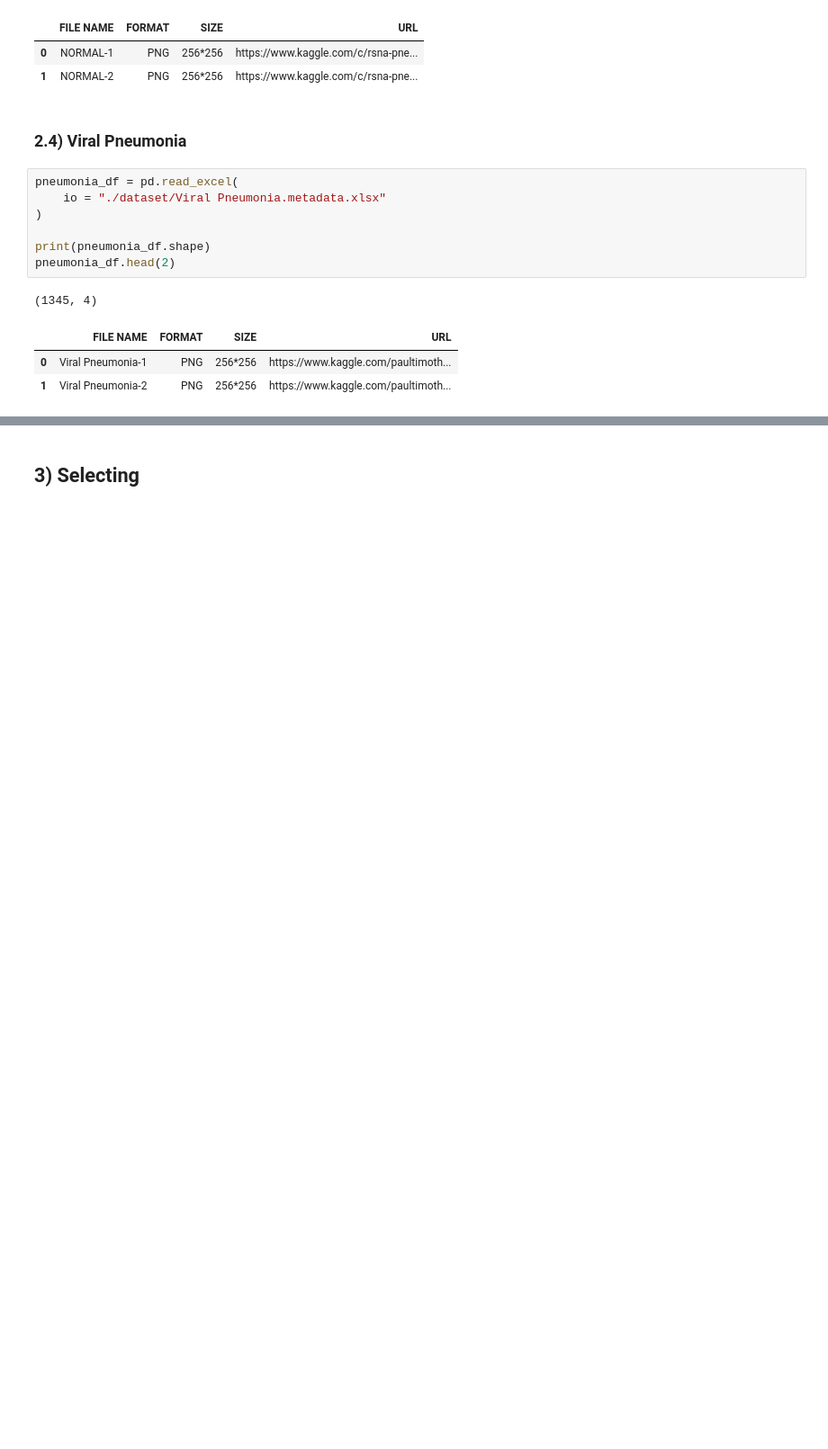
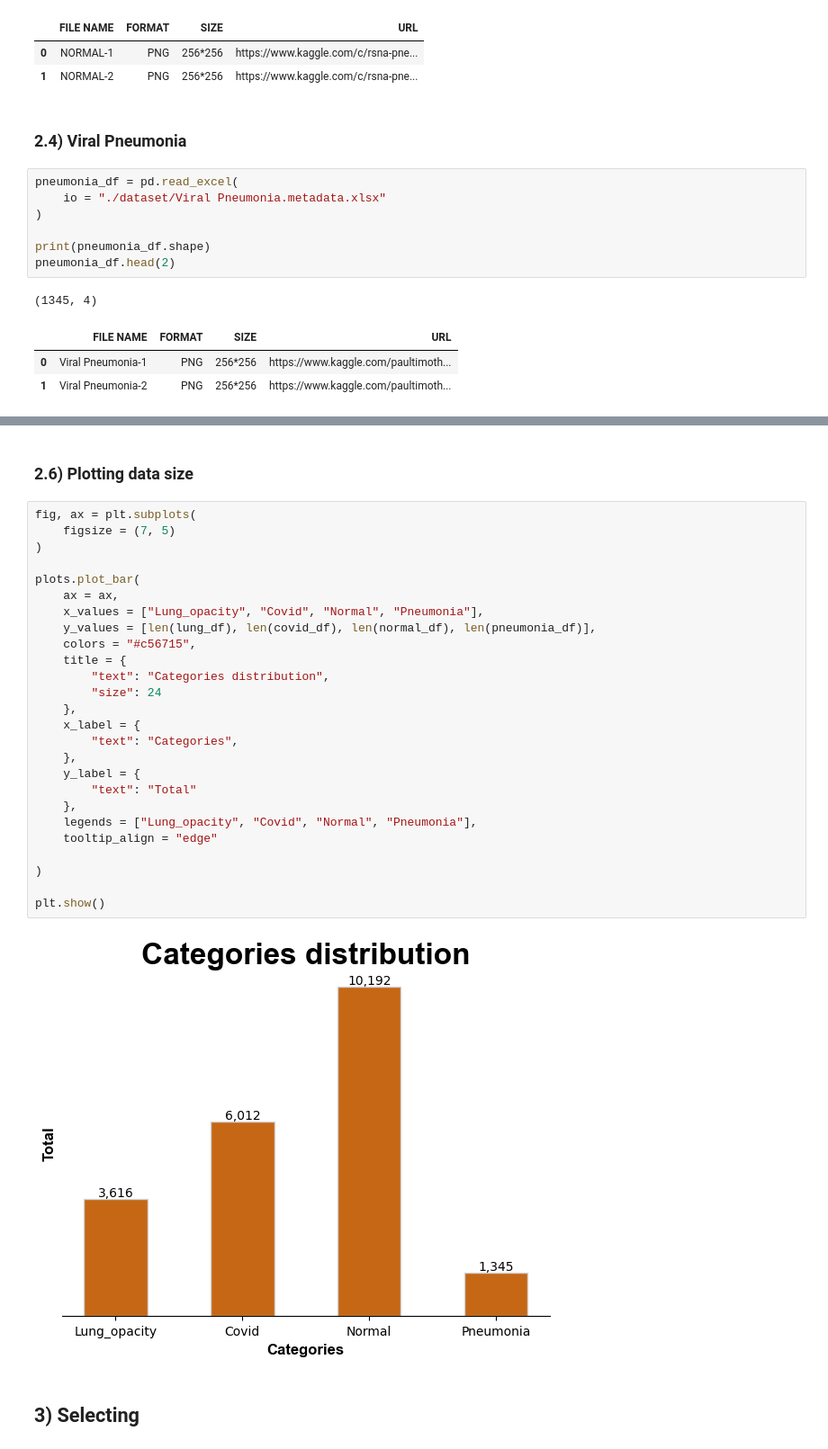
Before and after one commit to TulioInoue/Xray-study, a Jupyter notebook: cleaning_segmentation.ipynb, the cells around one changed output, grey strips where cells are left out. Shown at 90% size. Drawn from its saved outputs; the diff is of its cells as text; blank space fills up the shorter version.

```diff
--- a/cleaning_segmentation.ipynb
+++ b/cleaning_segmentation.ipynb
@@ -76,2 +115,32 @@ pneumonia_df.head(2)
+# %% [markdown]
+### 2.6) Plotting data size
+# %%
+fig, ax = plt.subplots(
+    figsize = (7, 5)
+)
+
+plots.plot_bar(
+    ax = ax,
+    x_values = ["Lung_opacity", "Covid", "Normal", "Pneumonia"],
+    y_values = [len(lung_df), len(covid_df), len(normal_df), len(pneumonia_df)],
+    colors = "#c56715",
+    title = {
+        "text": "Categories distribution",
+        "size": 24
+    },
+    x_label = {
+        "text": "Categories",
+    },
+    y_label = {
+        "text": "Total"
+    },
+    legends = ["Lung_opacity", "Covid", "Normal", "Pneumonia"],
+    tooltip_align = "edge"
+
+)
+
+plt.show()
+# %% [output]
+[figure, added]
 # %% [markdown]
 ## 3) Selecting
```
Also changed, not shown: parts of 7 cells of this notebook, 5 other files.
